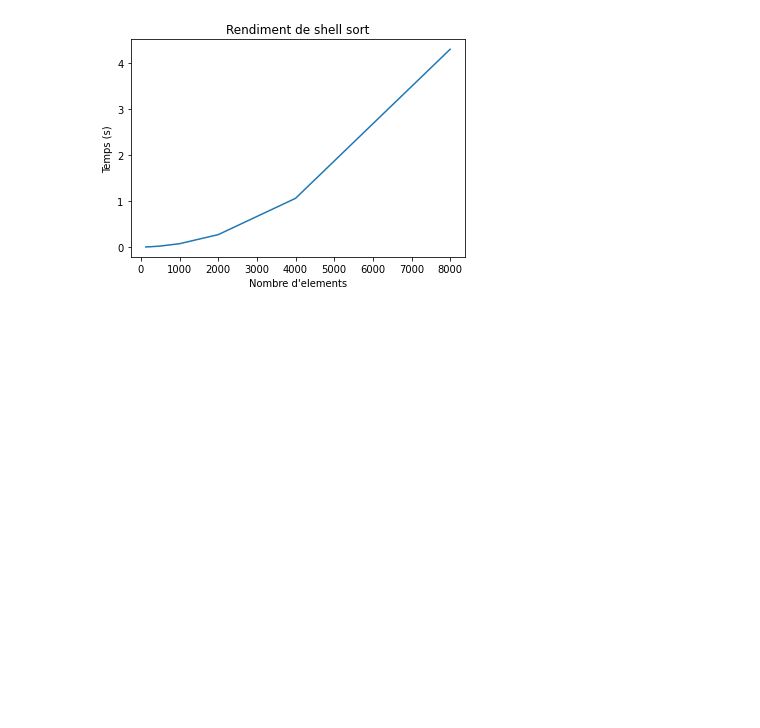
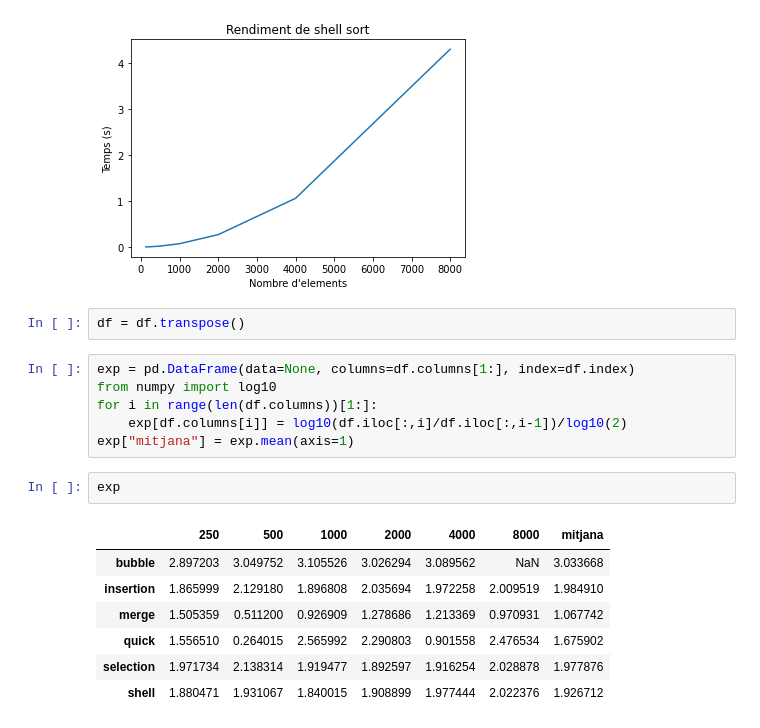
Before and after one commit to breadsanta/TREC, a Jupyter notebook: scripts/data/graph.ipynb, the cells around one changed output. Drawn from its saved outputs; the diff is of its cells as text; blank space fills up the shorter version.

```diff
--- a/scripts/data/graph.ipynb
+++ b/scripts/data/graph.ipynb
@@ -32,3 +42,21 @@ for col in df.columns:
 [figure]
 [figure]
 [figure]
+# %%
+df = df.transpose()
+# %%
+exp = pd.DataFrame(data=None, columns=df.columns[1:], index=df.index)
+from numpy import log10
+for i in range(len(df.columns))[1:]:
+	exp[df.columns[i]] = log10(df.iloc[:,i]/df.iloc[:,i-1])/log10(2)
+exp["mitjana"] = exp.mean(axis=1)
+# %%
+exp
+# %% [output]
+|  | 250 | 500 | 1000 | 2000 | 4000 | 8000 | mitjana |
+| bubble | 2.897203 | 3.049752 | 3.105526 | 3.026294 | 3.089562 | NaN | 3.033668 |
+| insertion | 1.865999 | 2.129180 | 1.896808 | 2.035694 | 1.972258 | 2.009519 | 1.984910 |
+| merge | 1.505359 | 0.511200 | 0.926909 | 1.278686 | 1.213369 | 0.970931 | 1.067742 |
+| quick | 1.556510 | 0.264015 | 2.565992 | 2.290803 | 0.901558 | 2.476534 | 1.675902 |
+| selection | 1.971734 | 2.138314 | 1.919477 | 1.892597 | 1.916254 | 2.028878 | 1.977876 |
+| shell | 1.880471 | 1.931067 | 1.840015 | 1.908899 | 1.977444 | 2.022376 | 1.926712 |
```
Also changed, not shown: parts of 1 cell of this notebook, 48 other files.
